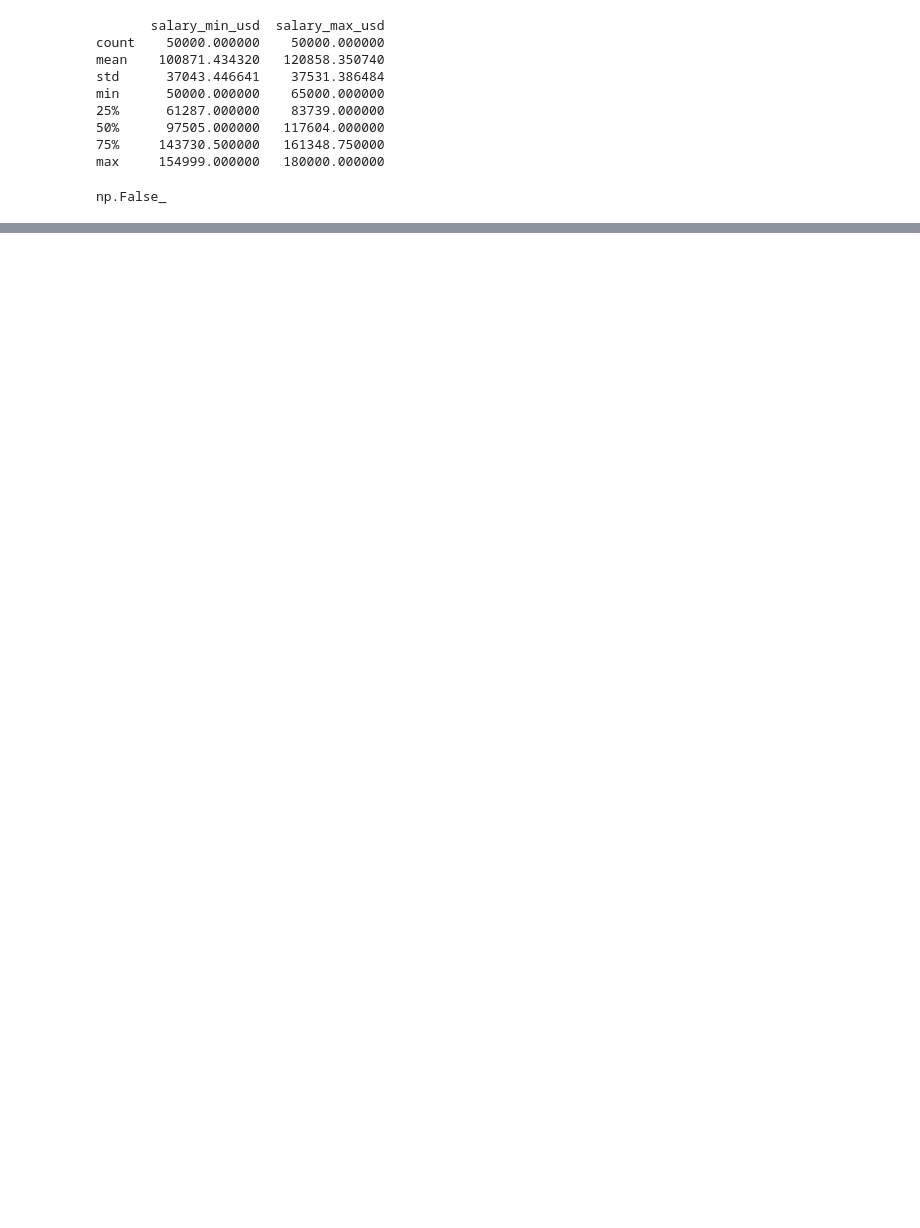
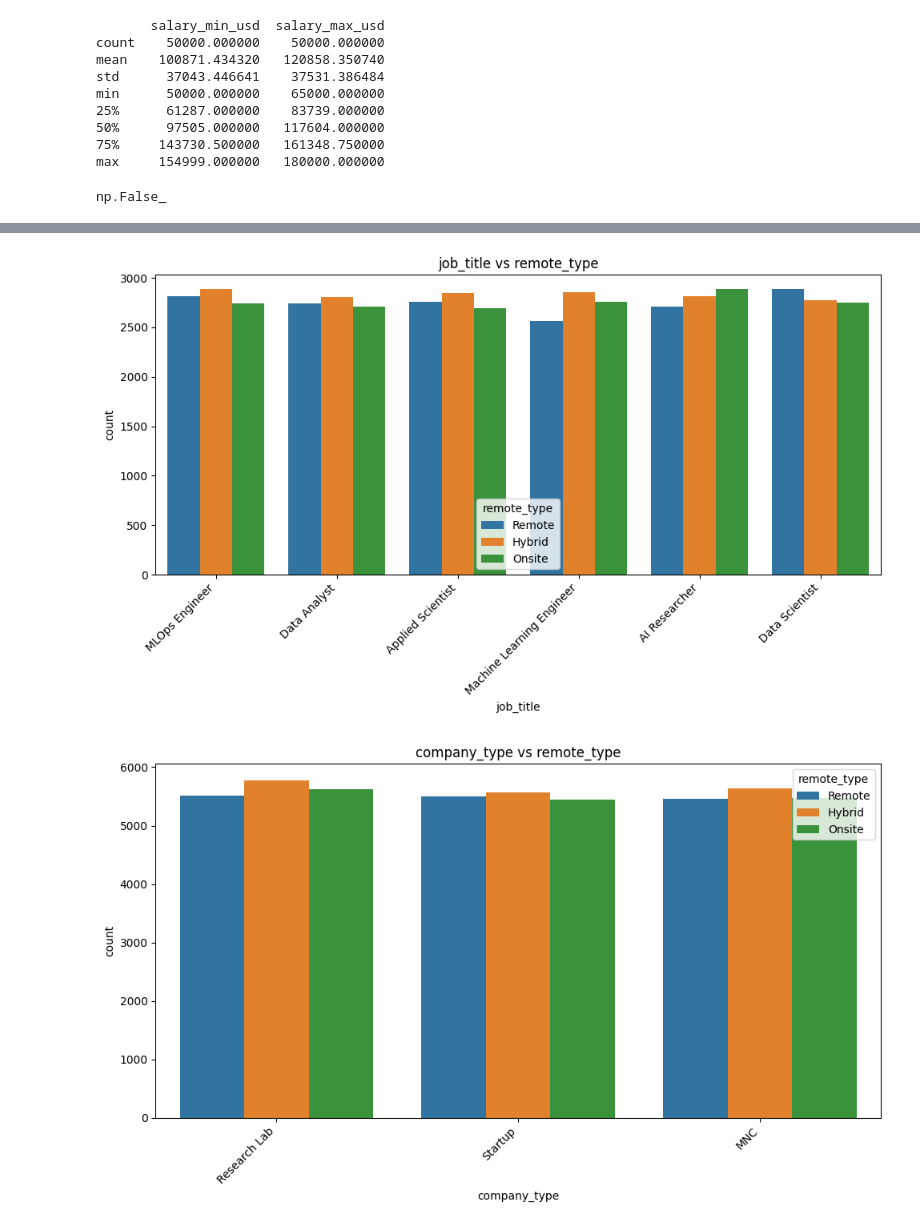
Before and after one commit to skylerbrough/MATH575, a Jupyter notebook: Project1.ipynb, the cells around one changed output, grey strips where cells are left out. Cells and saved outputs as stored; diff of their text form; code cells hidden in the pictures; blank space fills up the shorter version.

```diff
--- a/Project1.ipynb
+++ b/Project1.ipynb
@@ -157,0 +443,19 @@ df['salary_mid'] = (df['salary_max_usd'] + df['salary_min_usd'])/2
+# %%
+#for bar graphs
+df = df.drop(columns=['city'])
+categorical_cols = ['job_title', 'company_type', 'industry', 'country', 'experience_level', 'employment_type', 'company_size']
+
+#for box plots
+numerical_cols = ['min_experience_years', 'salary_min_usd', 'salary_max_usd', 'posted_year']
+target = 'remote_type'
+
+for col in categorical_cols:
+    plt.figure(figsize=(10,6))
+    sns.countplot(data=df, x=col, hue=target)
+    plt.xticks(rotation=45, ha='right')
+    plt.title(f'{col} vs {target}')
+    plt.tight_layout()
+    plt.show()
+# %% [output]
+[figure, added]
+[figure, added]
```
Also changed, not shown: parts of 45 cells of this notebook.
